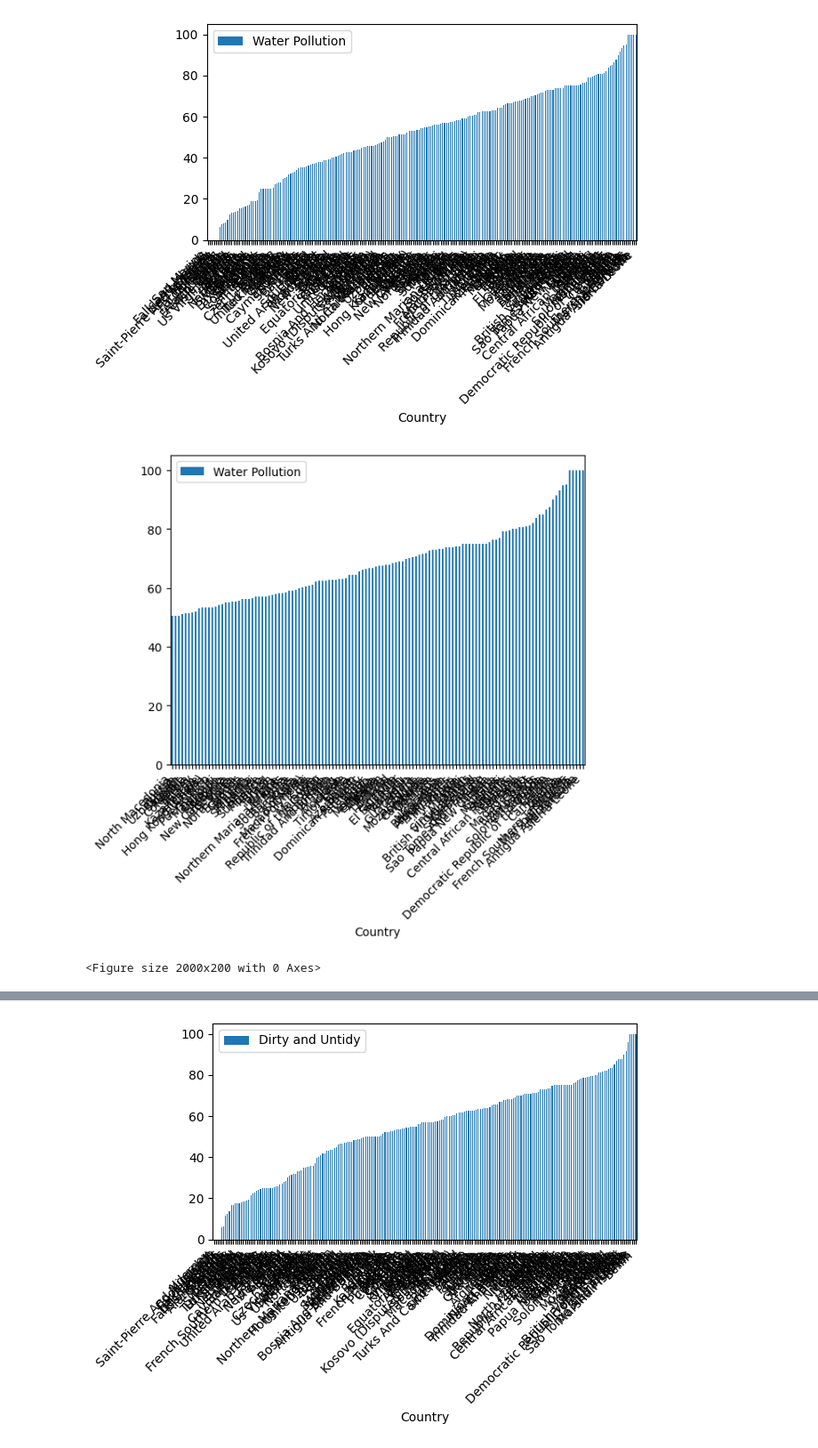
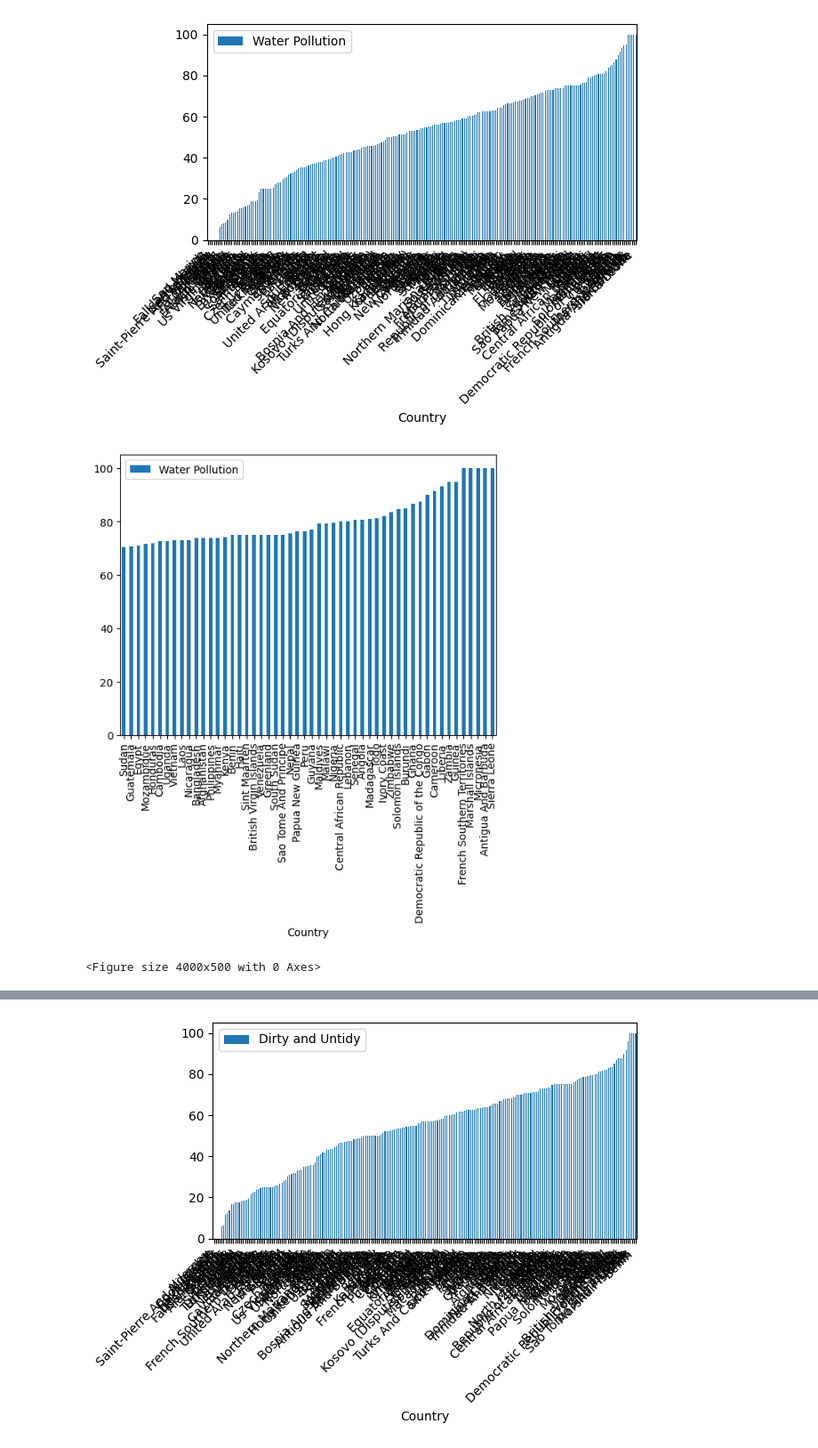
Before and after one commit to sim-cell/DALAS, a Jupyter notebook: analyse/pays_analyse.ipynb, the cells around one changed output, grey strips where cells are left out. Shown at 89% size. Saved outputs shown, nothing was run; the diff lists cells and outputs as text; code cells hidden in the pictures.

```diff
--- a/analyse/pays_analyse.ipynb
+++ b/analyse/pays_analyse.ipynb
@@ -54,12 +54,11 @@ plt.show()
 # %% [output]
 [figure]
 # %%
-sorted_top = sorted_df[sorted_df['Water Pollution'] > 50]
+sorted_top = sorted_df[sorted_df['Water Pollution'] > 70]
 ax = sorted_top.plot(x='Country', y='Water Pollution', kind='bar')
-plt.figure(figsize=(20, 2))
-ax.set_xticklabels(sorted_top['Country'], rotation=45, ha='right')
-#plt.tight_layout()
+plt.figure(figsize=(40, 5))
+#ax.set_xticklabels(sorted_top['Country'], rotation=45, ha='right')
 plt.show()
 # %% [output]
-[figure, old version]
+[figure, new version]
-<Figure size 2000x200 with 0 Axes>
+<Figure size 4000x500 with 0 Axes>
```
Also changed, not shown: parts of 11 cells of this notebook, 8 other files.
